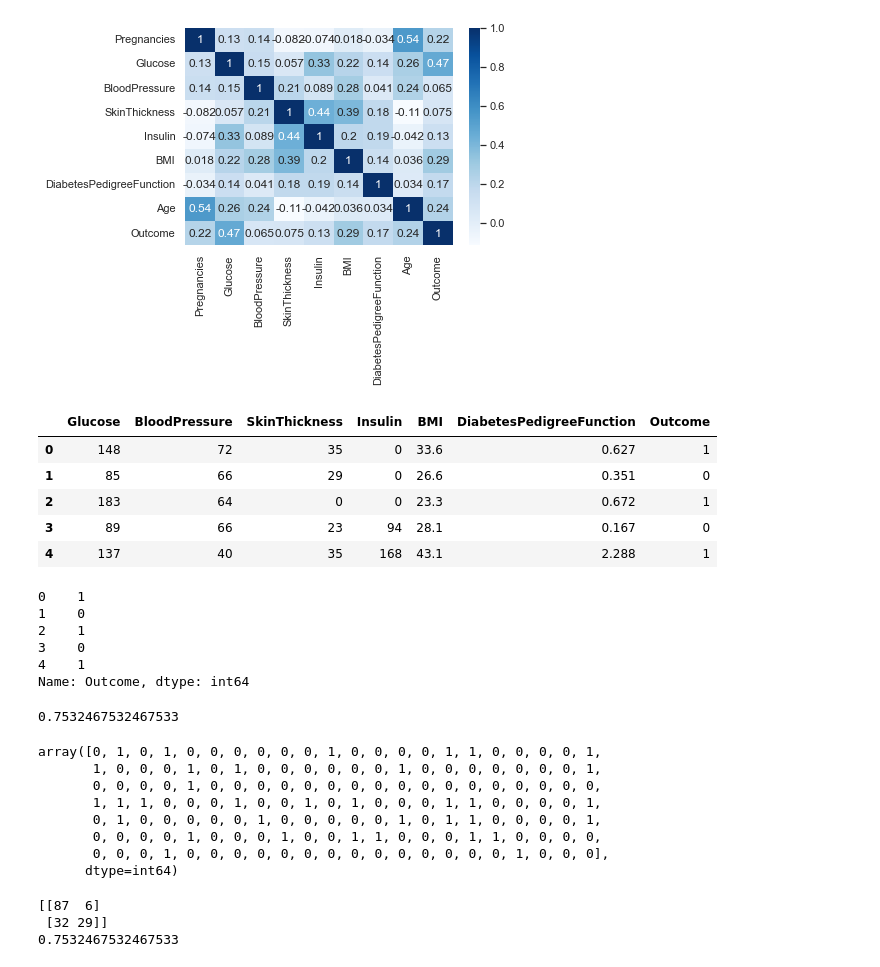
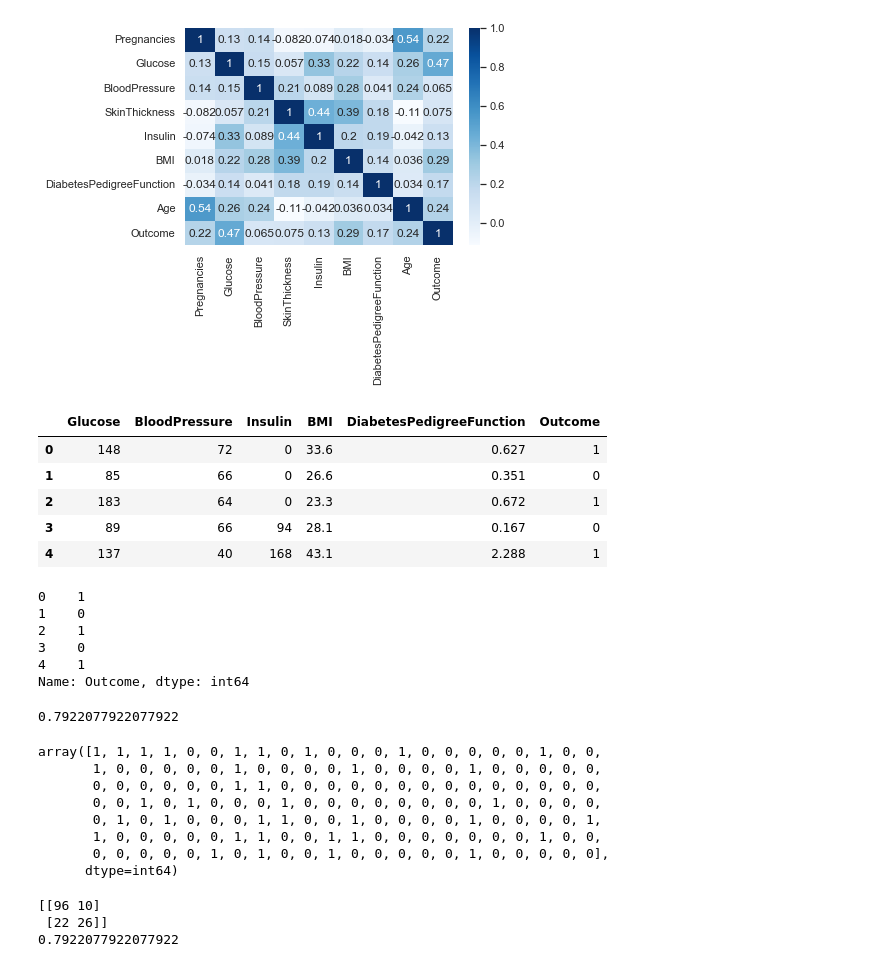
Before and after one commit to stephenkettley/Diabetes-Prediction, a Jupyter notebook: Diabetes Prediction.ipynb, the cells around one changed output. Cells and saved outputs as stored; diff of their text form; code cells hidden in the pictures.

```diff
--- a/Diabetes Prediction.ipynb
+++ b/Diabetes Prediction.ipynb
@@ -57,15 +57,15 @@ plt.show()
 # %% [output]
 [figure]
 # %%
-data = data.drop(columns=['Pregnancies', 'Age'])
+data = data.drop(columns=['Pregnancies', 'Age', 'SkinThickness'])
 data.head()
 # %% [output]
-|  | Glucose | BloodPressure | SkinThickness | Insulin | BMI | DiabetesPedigreeFunction | Outcome |
-| 0 | 148 | 72 | 35 | 0 | 33.6 | 0.627 | 1 |
-| 1 | 85 | 66 | 29 | 0 | 26.6 | 0.351 | 0 |
-| 2 | 183 | 64 | 0 | 0 | 23.3 | 0.672 | 1 |
-| 3 | 89 | 66 | 23 | 94 | 28.1 | 0.167 | 0 |
-| 4 | 137 | 40 | 35 | 168 | 43.1 | 2.288 | 1 |
+|  | Glucose | BloodPressure | Insulin | BMI | DiabetesPedigreeFunction | Outcome |
+| 0 | 148 | 72 | 0 | 33.6 | 0.627 | 1 |
+| 1 | 85 | 66 | 0 | 26.6 | 0.351 | 0 |
+| 2 | 183 | 64 | 0 | 23.3 | 0.672 | 1 |
+| 3 | 89 | 66 | 94 | 28.1 | 0.167 | 0 |
+| 4 | 137 | 40 | 168 | 43.1 | 2.288 | 1 |
 # %%
 X = data.iloc[:, :-1]
 Y = data.iloc[:, -1]
@@ -85,27 +85,27 @@ model = LogisticRegression(random_state=0, solver='lbfgs', max_iter=1000).fit(X_
 
 model.score(X_test, Y_test)
 # %% [output]
-0.7532467532467533
+0.7922077922077922
 # %%
 Y_pred = model.predict(X_test)
 Y_pred
 # %% [output]
-array([0, 1, 0, 1, 0, 0, 0, 0, 0, 0, 1, 0, 0, 0, 0, 1, 1, 0, 0, 0, 0, 1,
-       1, 0, 0, 0, 1, 0, 1, 0, 0, 0, 0, 0, 0, 1, 0, 0, 0, 0, 0, 0, 0, 1,
-       0, 0, 0, 0, 1, 0, 0, 0, 0, 0, 0, 0, 0, 0, 0, 0, 0, 0, 0, 0, 0, 0,
-       1, 1, 1, 0, 0, 0, 1, 0, 0, 1, 0, 1, 0, 0, 0, 1, 1, 0, 0, 0, 0, 1,
-       0, 1, 0, 0, 0, 0, 0, 1, 0, 0, 0, 0, 0, 1, 0, 1, 1, 0, 0, 0, 0, 1,
-       0, 0, 0, 0, 1, 0, 0, 0, 1, 0, 0, 1, 1, 0, 0, 0, 1, 1, 0, 0, 0, 0,
-       0, 0, 0, 1, 0, 0, 0, 0, 0, 0, 0, 0, 0, 0, 0, 0, 0, 0, 1, 0, 0, 0],
+array([1, 1, 1, 1, 0, 0, 1, 1, 0, 1, 0, 0, 0, 1, 0, 0, 0, 0, 0, 1, 0, 0,
+       1, 0, 0, 0, 0, 0, 1, 0, 0, 0, 0, 1, 0, 0, 0, 0, 1, 0, 0, 0, 0, 0,
+       0, 0, 0, 0, 0, 0, 1, 1, 0, 0, 0, 0, 0, 0, 0, 0, 0, 0, 0, 0, 0, 0,
+       0, 0, 1, 0, 1, 0, 0, 0, 1, 0, 0, 0, 0, 0, 0, 0, 0, 1, 0, 0, 0, 0,
+       0, 1, 0, 1, 0, 0, 0, 1, 1, 0, 0, 1, 0, 0, 0, 0, 1, 0, 0, 0, 0, 1,
+       1, 0, 0, 0, 0, 0, 1, 1, 0, 0, 1, 1, 0, 0, 0, 0, 0, 0, 0, 1, 0, 0,
+       0, 0, 0, 0, 0, 1, 0, 1, 0, 0, 1, 0, 0, 0, 0, 0, 1, 0, 0, 0, 0, 0],
       dtype=int64)
 # %%
 print(confusion_matrix(Y_test, Y_pred))
 
 print(accuracy_score(Y_test, Y_pred))
 # %% [output]
-[[87  6]
- [32 29]]
-0.7532467532467533
+[[96 10]
+ [22 26]]
+0.7922077922077922
 # %%
 from sklearn.metrics import classification_report
 print(classification_report(Y_test, Y_pred))
```
Also changed, not shown: parts of 1 cell of this notebook.
